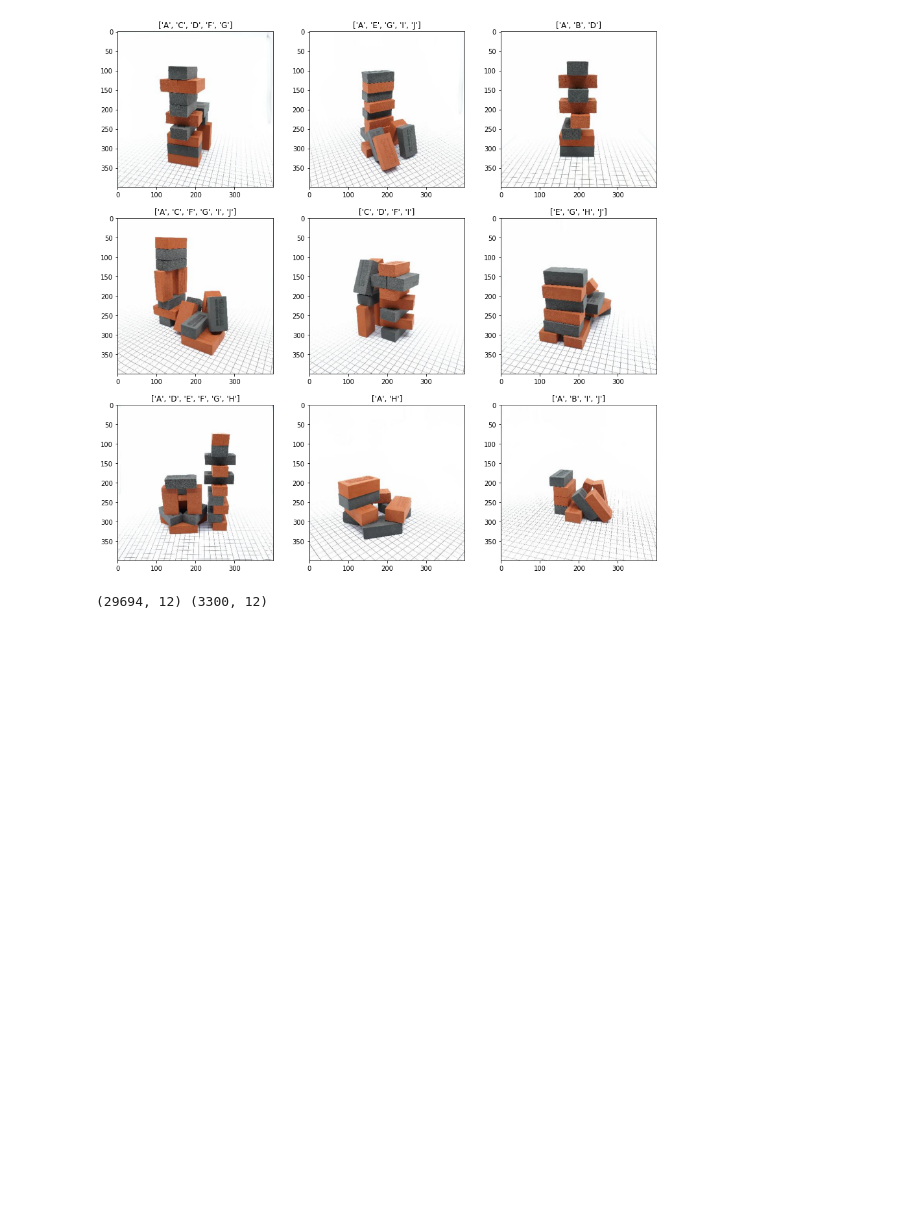
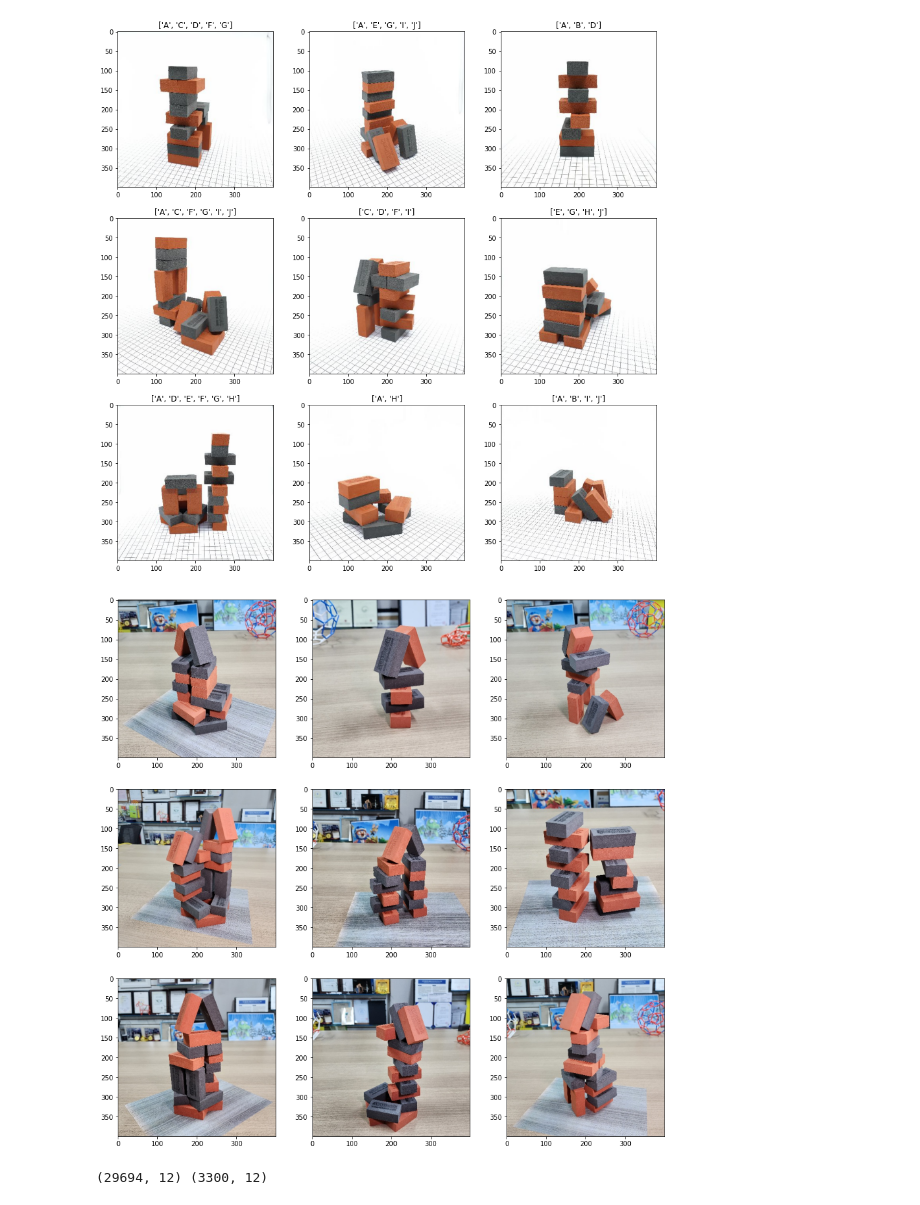
Before and after one commit to chi-hun/dacon, a Jupyter notebook: 포디블록_구조_추출_AI_경진대회.ipynb, the cells around one changed output. Saved outputs shown, nothing was run; the diff lists cells and outputs as text; code cells hidden in the pictures; blank space fills up the shorter version.

```diff
--- a/포디블록_구조_추출_AI_경진대회.ipynb
+++ b/포디블록_구조_추출_AI_경진대회.ipynb
@@ -18,5 +37,6 @@ from sklearn.model_selection import train_test_split
 # %%
 train = pd.read_csv('/content/train.csv')
+test = pd.read_csv('/content/test.csv')
 train.info()
 # %% [output]
 <class 'pandas.core.frame.DataFrame'>
@@ -40,7 +60,9 @@ dtypes: int64(10), object(2)
 memory usage: 3.0+ MB
 # %%
 train_path = sorted(glob.glob('/content/train/*.jpg'))
+test_path = sorted(glob.glob('/content/test/*.jpg'))
 train['img_path'] = train_path
+test['img_path'] = test_path
 # %%
 train.head()
 # %% [output]
@@ -67,4 +89,16 @@ for i in range(9):
 plt.show()
 # %% [output]
 [figure]
+# %%
+se_img = np.arange(len(test['img_path']))
+np.random.shuffle(se_img)
+plt.figure(figsize=(15,15))
+for i in range(9):
+    plt.subplot(3,3,i+1)
+    img = cv2.imread(test.loc[se_img[i]]['img_path'])
+    img = cv2.cvtColor(img, cv2.COLOR_BGR2RGB)
+    plt.imshow(img)
+plt.show()
+# %% [output]
+[figure, added]
 # %%
```
Also changed, not shown: parts of 30 cells of this notebook.
